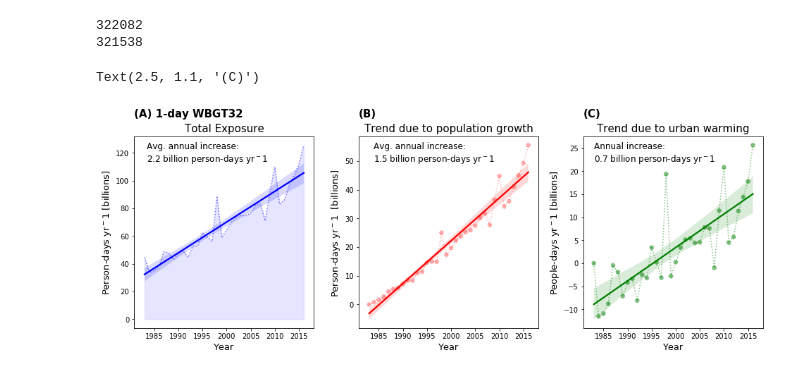
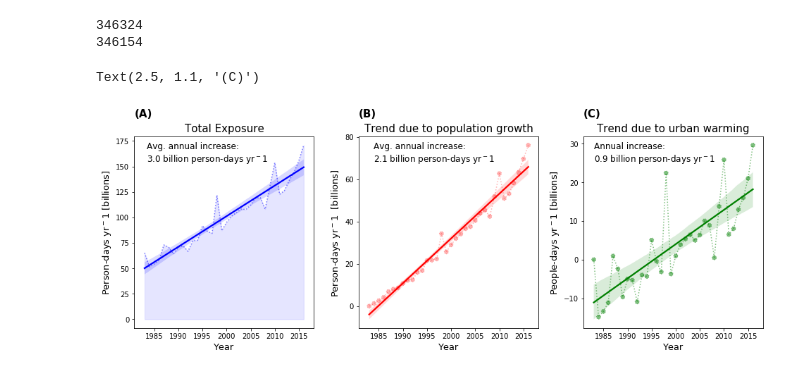
Before and after one commit to ecohydro/GlobalUrbanHeat, a Jupyter notebook: Notebooks/cpt_Fig1_Final.ipynb, the cells around one changed output. Saved outputs shown, nothing was run; the diff lists cells and outputs as text; code cells hidden in the pictures.

```diff
--- a/Notebooks/cpt_Fig1_Final.ipynb
+++ b/Notebooks/cpt_Fig1_Final.ipynb
@@ -20,7 +22,7 @@ from matplotlib import rcParams
 # file paths
 DATA_IN = "/home/cascade/projects/UrbanHeat/data/"  # Note: Need ?dl=1 to make sure this file gets read correctly
 FIG_OUT = "/home/cascade/projects/UrbanHeat/figures/"
-FN_IN = 'processed/PNAS-DATA-v2/WBGT32_1D_EXP.json'
+FN_IN = 'processed/PNAS-DATA-v2/HI461_1D_EXP.json'
 #FN_IN = '/home/cascade/projects/UrbanHeat/data/processed/oldworkflow/All_data_Raw406_es_final_pdayadd.csv'
 HI_STATS = pd.read_json(DATA_IN+FN_IN, orient = 'split')
 
@@ -28,7 +30,7 @@ HI_STATS = pd.read_json(DATA_IN+FN_IN, orient = 'split')
 scale = 10**9
 
 # File out
-FN_OUT = 'FIG1-ERA5-Final.png'
+FN_OUT = 'FIG1-HI461_1D-Final.png'
 # %%
 # Check it
 HI_STATS.head()
@@ -51,8 +53,8 @@ drop_list = list(bad_ids['ID_HDC_G0']) # make a list
 HI_STATS= HI_STATS[~HI_STATS['ID_HDC_G0'].isin(drop_list)] # drop those from the list
 print(len(HI_STATS))
 # %% [output]
-322082
-321538
+346324
+346154
 # %%
 #### Regressions, no intercept addition is needed because we're using SK LEARN HERE
 
@@ -126,7 +128,7 @@ coef, r2, p = lm_func(HI_STATS, 'people_days')
 #text = str(round(coef/1000*yr_range, 1))+' B increase in\nperson-days'# ($R^2$=' + str(r2) + ')*'
 text = 'Avg. annual increase:\n'+str(round(coef/10**9, 1))+' billion person-days $yr^-1$'
 axs[0].text(0.07, .87, text, transform=axs[0].transAxes, size=12)
-axs[0].text(0.00, 1.1, '(A) 1-day WBGT32', transform=axs[0].transAxes, size=15, fontweight='bold')
+axs[0].text(0.00, 1.1, '(A)', transform=axs[0].transAxes, size=15, fontweight='bold')
 
 ## 2 PLOT 2 - People Days delta pop x days
 color = 'red'
@@ -141,31 +143,31 @@ axs[1].set_xlabel('Year', fontsize = 13)
 # Add text
 coef, r2, p = lm_func(HI_STATS, 'people_days_pop')
 #text = str(round(coef/1000*yr_range, 1))+' B increase in\nperson-days'# ($R^2$=' + str(r2) + ')*'
 text = 'Avg. annual increase:\n'+str(round(coef/10**9, 1))+' billion person-days $yr^-1$'
 axs[1].text(1.25+.08, .87, text, transform=axs[0].transAxes, size=12)
 axs[1].text(1.25, 1.1, '(B)', transform=axs[0].transAxes, size=15, fontweight='bold')
 
 ## PLOT 3 - People Days due to heat
 color = 'green'
 data = HI_STATS.groupby('year')['people_days_heat'].sum() / scale
 pdays83 = data.get(data.index[0])
 data = data - pdays83
 years = list(data.index)
 axs[2].scatter(years, data, color = color, linestyle = ':', alpha = 0.5)
 axs[2].plot(data, color = color, linestyle = ':', alpha = 0.5)
 sns.regplot(years, data, color = color, ax = axs[2], scatter = False, truncate = True)
 axs[2].set_title('Trend due to urban warming', size = 15)
 axs[2].set_xlabel('Year', fontsize = 13)
 axs[2].set_ylabel('People-days $yr^-1$ [billions]', fontsize = 13)
 
 # Add text
 coef, r2, p = lm_func(HI_STATS, 'people_days_heat')
 text = 'Annual increase:\n'+str(round(coef/10**9, 1))+' billion person-days $yr^-1$'
 axs[2].text(1.25*2-0.04+.1, .87, text, transform=axs[0].transAxes, size=12,);
 axs[1].text(1.25*2, 1.1, '(C)', transform=axs[0].transAxes, size=15, fontweight='bold')
 
 # save it out
 #plt.savefig(FIG_OUT+FN_OUT, dpi = 300, bbox_inches='tight')
 # %% [output]
 Text(2.5, 1.1, '(C)')
-[figure, old version]
+[figure, new version]
```
Also changed, not shown: parts of 2 cells of this notebook, 1 other file.
